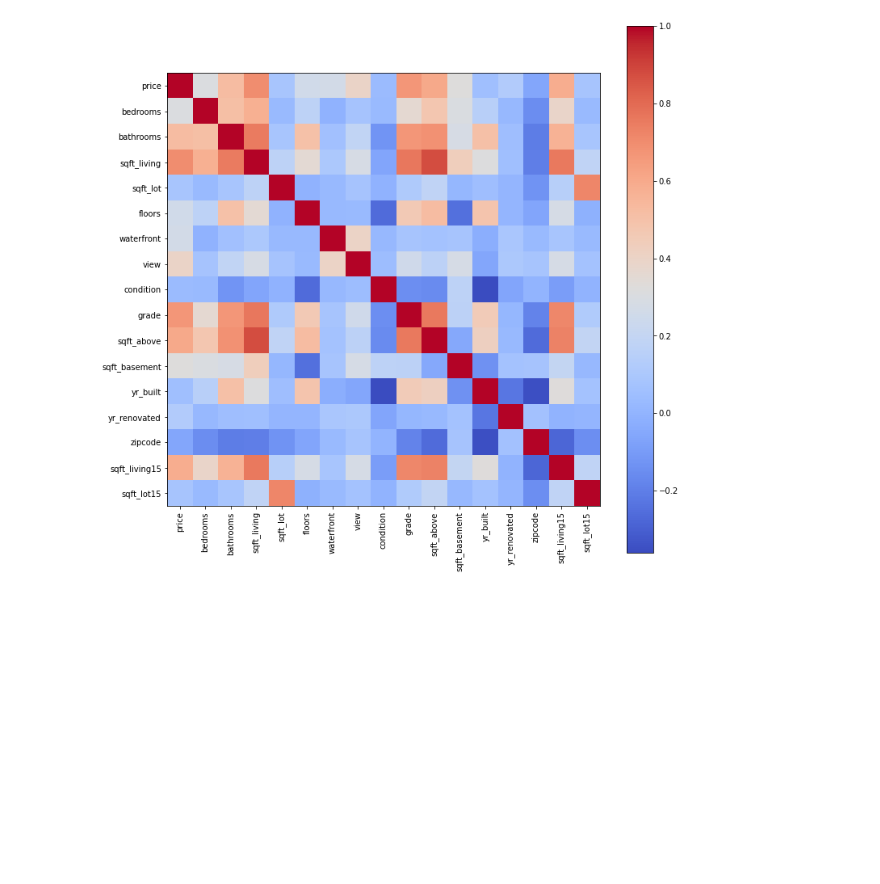
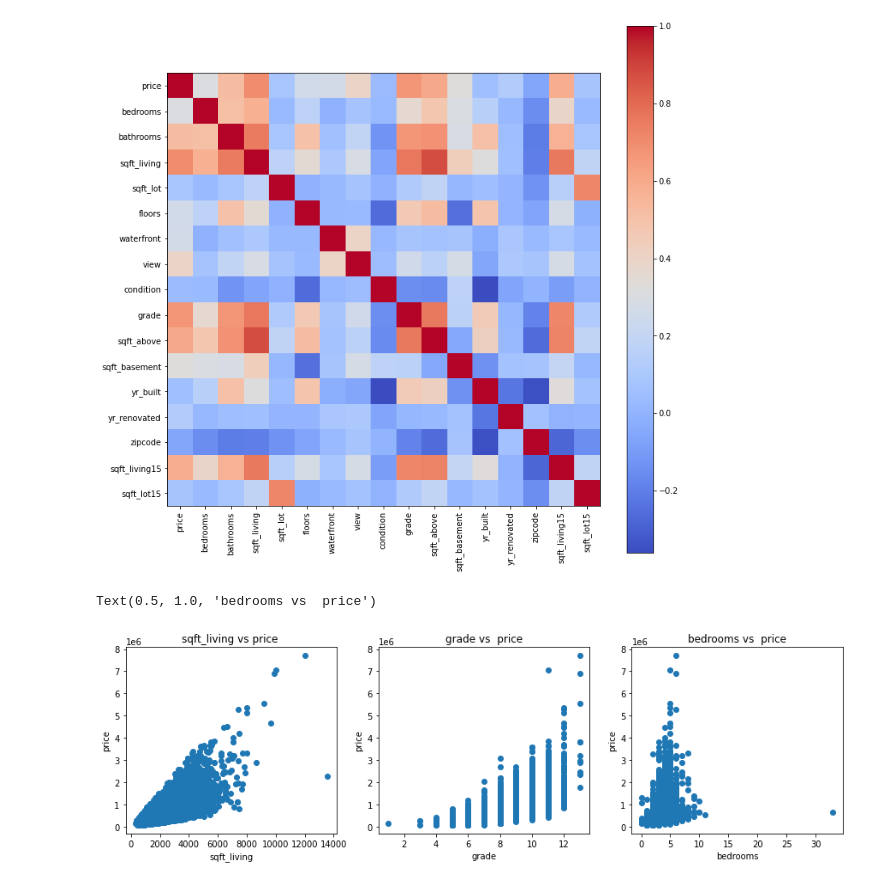
Before and after one commit to Valdde/Machine-Learning, a Jupyter notebook: src/Stage2.ipynb, the cells around one changed output. Cells and saved outputs as stored; diff of their text form; code cells hidden in the pictures; blank space fills up the shorter version.

```diff
--- a/src/Stage2.ipynb
+++ b/src/Stage2.ipynb
@@ -92,6 +113,29 @@ for y_ in range(labels.shape[0]):
 # %% [output]
 TypeError: 'numpy.ndarray' object is not callable
 [figure]
+# %%
+#We take a closer look to correlations between price and square foot living
+#We also take look to correlation between price and number of bedrooms
+
+# Visualize data
+fig, axes = plt.subplots(1, 3, figsize=(15,4))
+axes[0].scatter(data['sqft_living'],data['price']);
+axes[0].set_xlabel("sqft_living")
+axes[0].set_ylabel("price")
+axes[0].set_title("sqft_living vs price ")
+
+axes[1].scatter(data['grade'],data['price']);
+axes[1].set_xlabel("grade")
+axes[1].set_ylabel("price")
+axes[1].set_title("grade vs  price")
+
+axes[2].scatter(data['bedrooms'],data['price']);
+axes[2].set_xlabel("bedrooms")
+axes[2].set_ylabel("price")
+axes[2].set_title("bedrooms vs  price")
+# %% [output]
+Text(0.5, 1.0, 'bedrooms vs  price')
+[figure, added]
 # %%
 #scaling the X-values
 scaler = StandardScaler().fit(X)
```
Also changed, not shown: parts of 7 cells of this notebook.
